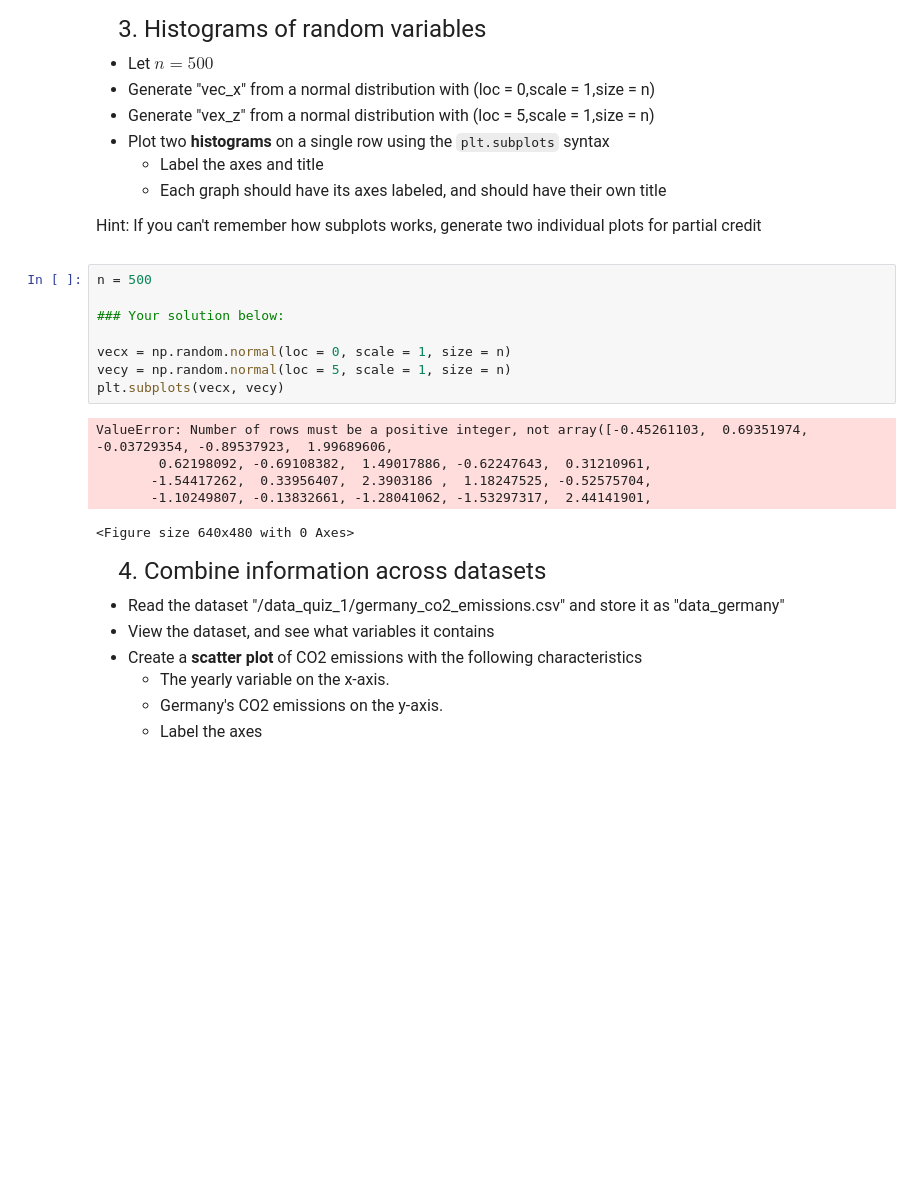
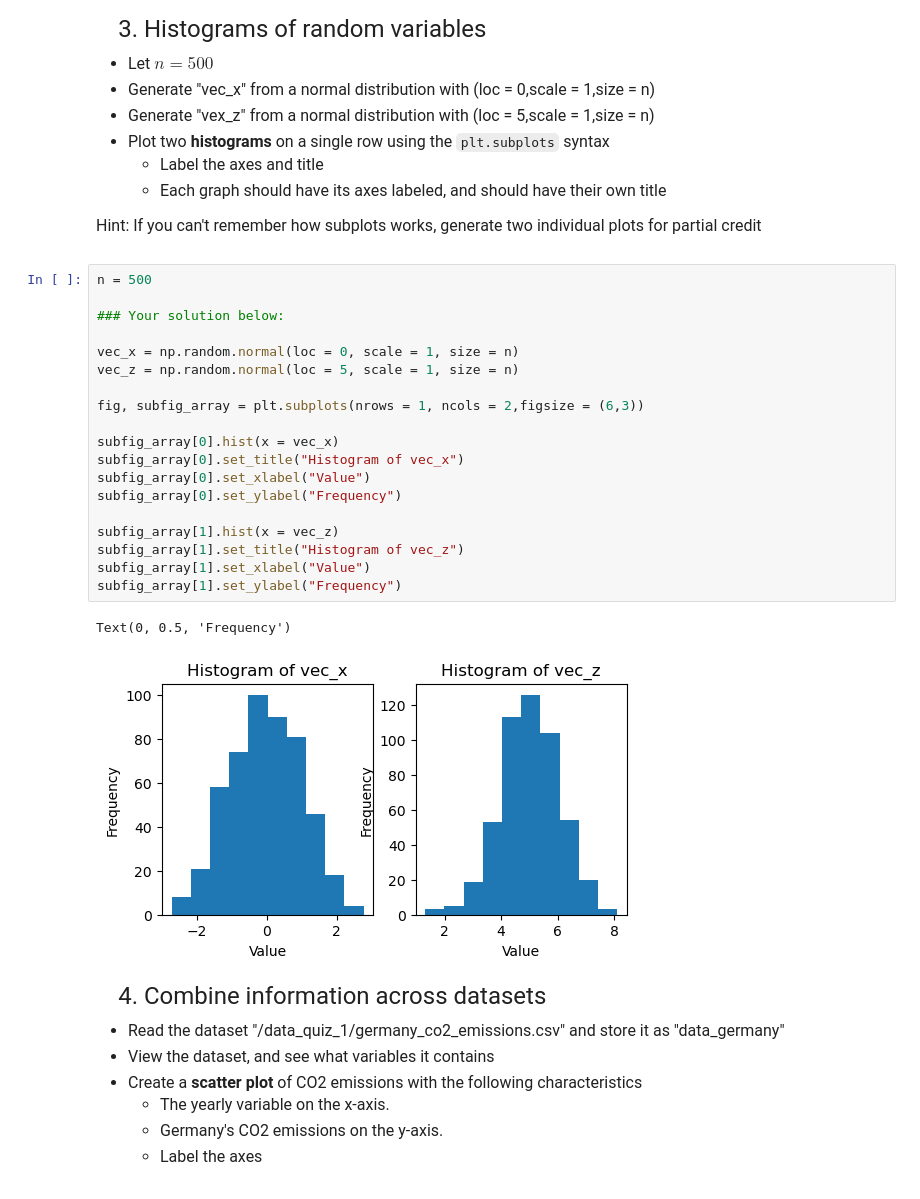
Before and after one commit to a1anine/qtm151fall2025, a Jupyter notebook: quiz1_section1/Quiz 1.ipynb, the cells around one changed output. Cells and saved outputs as stored; diff of their text form; blank space fills up the shorter version.

```diff
--- a/quiz1_section1/Quiz 1.ipynb
+++ b/quiz1_section1/Quiz 1.ipynb
@@ -142,17 +138,25 @@ Hint: If you can't remember how subplots works, generate two individual plots fo
 # %%
 n = 500
 
 ### Your solution below:
 
-vecx = np.random.normal(loc = 0, scale = 1, size = n)
-vecy = np.random.normal(loc = 5, scale = 1, size = n)
-plt.subplots(vecx, vecy)
+vec_x = np.random.normal(loc = 0, scale = 1, size = n)
+vec_z = np.random.normal(loc = 5, scale = 1, size = n)
+
+fig, subfig_array = plt.subplots(nrows = 1, ncols = 2,figsize = (6,3))
+
+subfig_array[0].hist(x = vec_x)
+subfig_array[0].set_title("Histogram of vec_x")
+subfig_array[0].set_xlabel("Value")
+subfig_array[0].set_ylabel("Frequency")
+
+subfig_array[1].hist(x = vec_z)
+subfig_array[1].set_title("Histogram of vec_z")
+subfig_array[1].set_xlabel("Value")
+subfig_array[1].set_ylabel("Frequency")
 # %% [output]
-ValueError: Number of rows must be a positive integer, not array([-0.45261103,  0.69351974, -0.03729354, -0.89537923,  1.99689606,
-        0.62198092, -0.69108382,  1.49017886, -0.62247643,  0.31210961,
-       -1.54417262,  0.33956407,  2.3903186 ,  1.18247525, -0.52575704,
-       -1.10249807, -0.13832661, -1.28041062, -1.53297317,  2.44141901,
+Text(0, 0.5, 'Frequency')
-<Figure size 640x480 with 0 Axes>
+[figure, added]
 # %% [markdown]
 <font size = "5">
 
```
Also changed, not shown: parts of 7 cells of this notebook, 4 other files.
